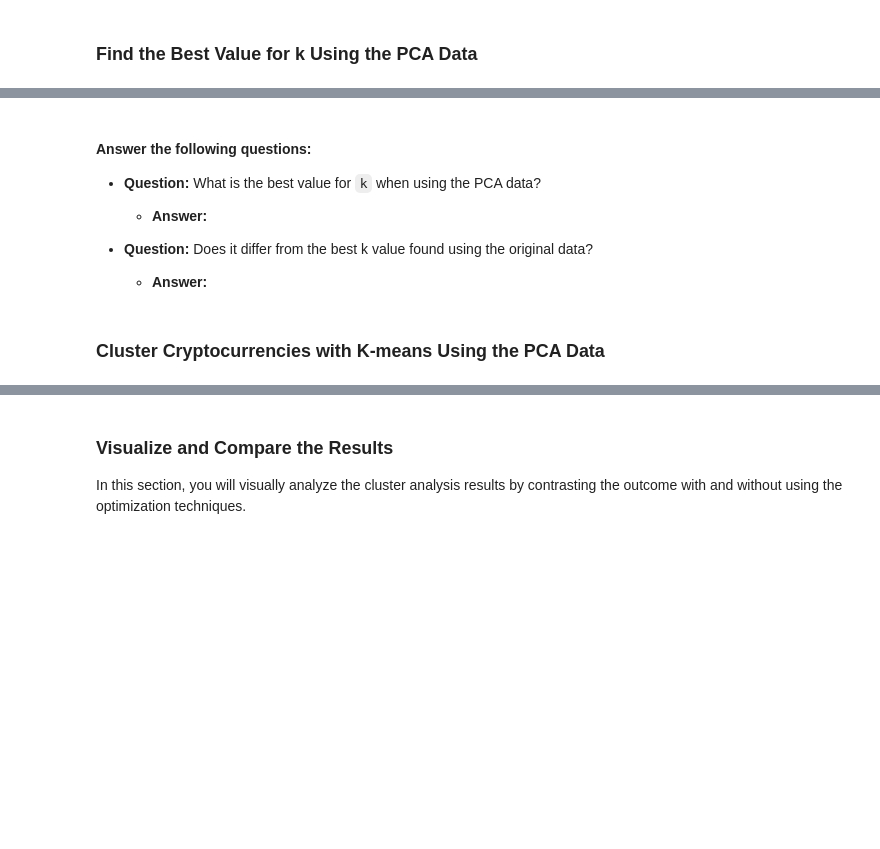
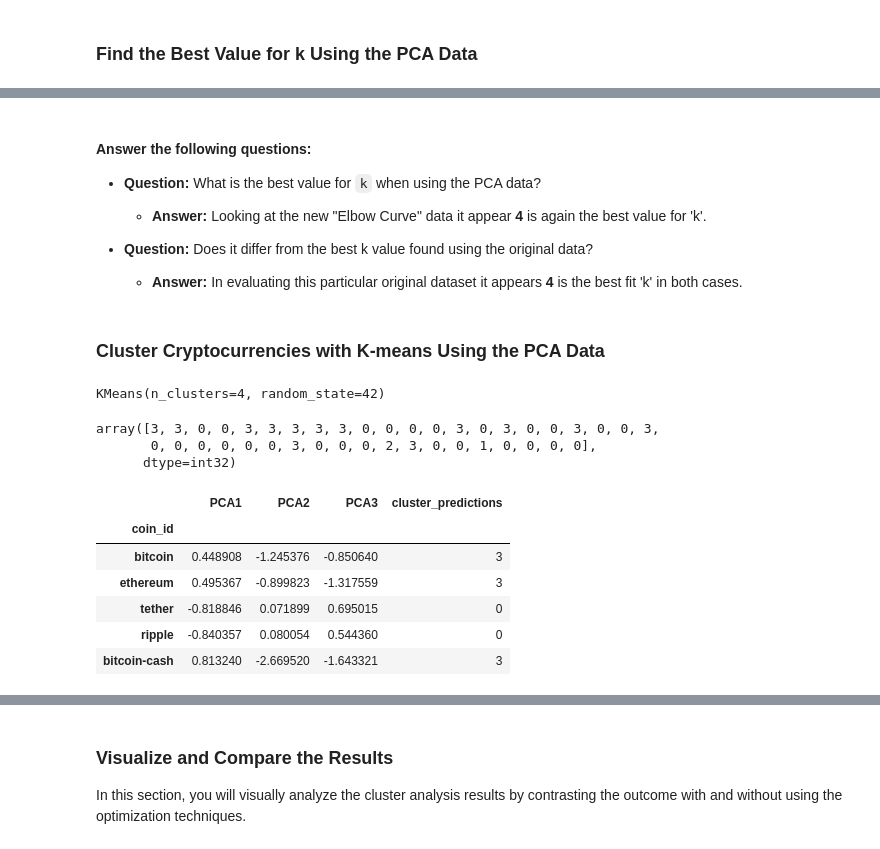
Before and after one commit to Andrew-Bourgeois/CryptoClustering, a Jupyter notebook: Crypto_Clustering.ipynb, the cells around one changed output, grey strips where cells are left out. Drawn from its saved outputs; the diff is of its cells as text; code cells hidden in the pictures; blank space fills up the shorter version.

```diff
--- a/Crypto_Clustering.ipynb
+++ b/Crypto_Clustering.ipynb
@@ -225,11 +256,15 @@ coin_predictions_df.hvplot.scatter(
 # %%
 # Create an empty list to store the inertia values
-
+inertia_pca = []
 
 # Create a for loop to compute the inertia with each possible value of k
-# Inside the loop:
-# 1. Create a KMeans model using the loop counter for the n_clusters
-# 2. Fit the model to the data using `df_market_data_pca`
-# 3. Append the model.inertia_ to the inertia list
+for i in k:
+    # Inside the loop:
+    # 1. Create a KMeans model using the loop counter for the n_clusters
+    k_model_pca = KMeans(n_clusters=i, random_state=42)
+    # 2. Fit the model to the data using `df_market_data_pca`
+    k_model_pca.fit(bcinfo_pca_df)
+    # 3. Append the model.inertia_ to the inertia list
+    inertia_pca.append(k_model_pca.inertia_)
 # %%
 # Create a dictionary with the data to plot the Elbow curve
@@ -243,30 +298,48 @@ coin_predictions_df.hvplot.scatter(
 
 * **Question:** What is the best value for `k` when using the PCA data?
 
-  * **Answer:**
+  * **Answer:** Looking at the new "Elbow Curve" data it appear **4** is again the best value for 'k'.
 
 
 * **Question:** Does it differ from the best k value found using the original data?
 
-  * **Answer:**
+  * **Answer:** In evaluating this particular original dataset it appears **4** is the best fit 'k' in both cases.
 # %% [markdown]
 ### Cluster Cryptocurrencies with K-means Using the PCA Data
 # %%
 # Initialize the K-Means model using the best value for k
+model_pca = KMeans(n_clusters=4, random_state=42)
 # %%
 # Fit the K-Means model using the PCA data
+model_pca.fit(bcinfo_pca_df)
+# %% [output]
+KMeans(n_clusters=4, random_state=42)
 # %%
 # Predict the clusters to group the cryptocurrencies using the PCA data
-
+bcinfo_pca_predictions = model_pca.predict(bcinfo_pca_df)
 # Print the resulting array of cluster values.
+bcinfo_pca_predictions
+# %% [output]
+array([3, 3, 0, 0, 3, 3, 3, 3, 3, 0, 0, 0, 0, 3, 0, 3, 0, 0, 3, 0, 0, 3,
+       0, 0, 0, 0, 0, 0, 3, 0, 0, 0, 2, 3, 0, 0, 1, 0, 0, 0, 0],
+      dtype=int32)
 # %%
 # Create a copy of the DataFrame with the PCA data
-
+bcinfo_pca_predictions_df = bcinfo_pca_df.copy()
 
 # Add a new column to the DataFrame with the predicted clusters
-
+bcinfo_pca_predictions_df["cluster_predictions"] = bcinfo_pca_predictions
 
 # Display sample data
+bcinfo_pca_predictions_df.head()
+# %% [output]
+|  | PCA1 | PCA2 | PCA3 | cluster_predictions |
+| coin_id |  |  |  |  |
+| bitcoin | 0.448908 | -1.245376 | -0.850640 | 3 |
+| ethereum | 0.495367 | -0.899823 | -1.317559 | 3 |
+| tether | -0.818846 | 0.071899 | 0.695015 | 0 |
+| ripple | -0.840357 | 0.080054 | 0.544360 | 0 |
+| bitcoin-cash | 0.813240 | -2.669520 | -1.643321 | 3 |
 # %%
 # Create a scatter plot using hvPlot by setting
 # `x="PC1"` and `y="PC2"`.
```
Also changed, not shown: parts of 16 cells of this notebook.
